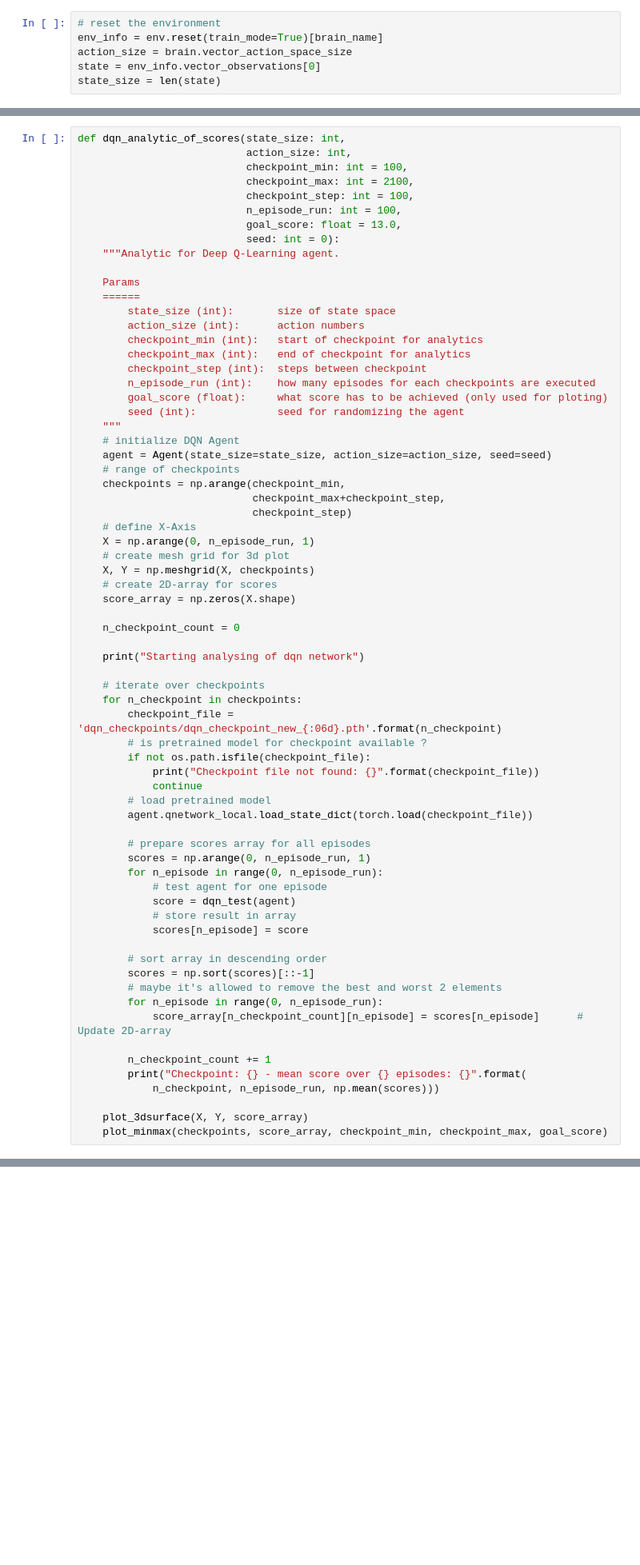
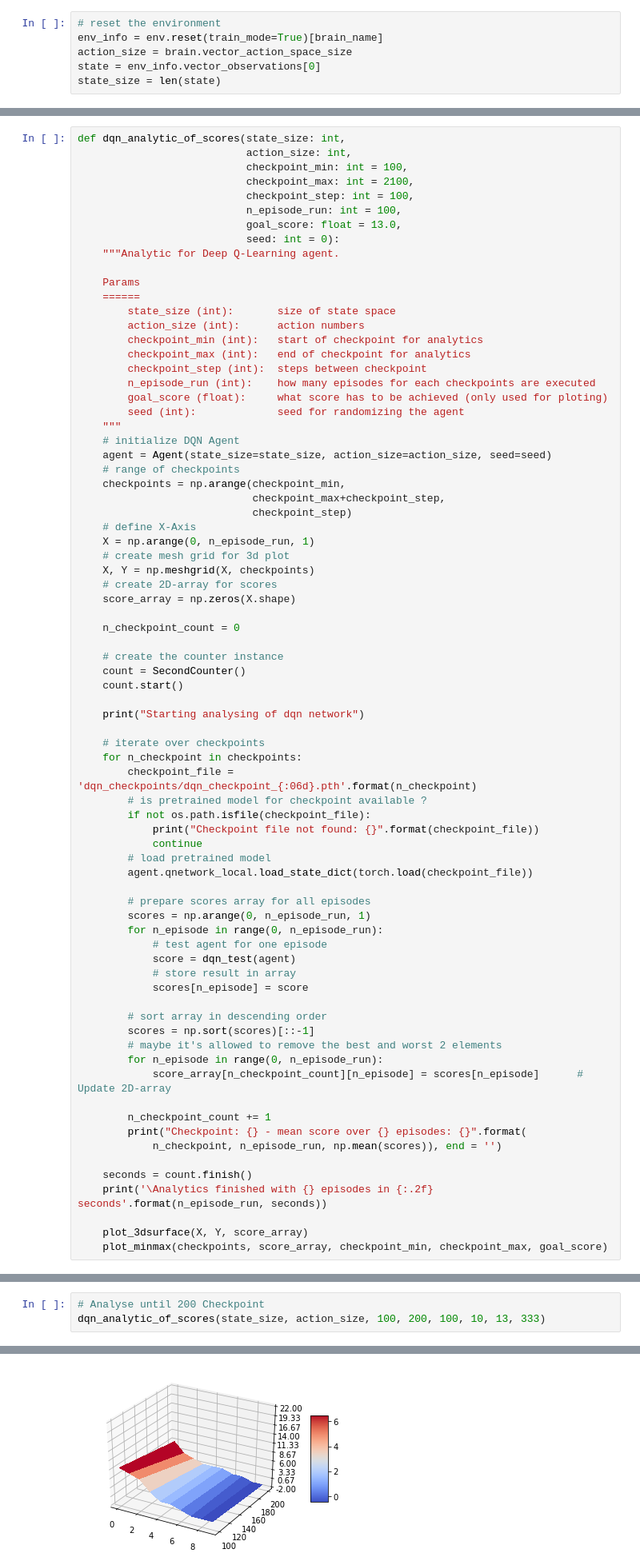
Before and after one commit to SusannaMaria/DRLND_P1_BananaCollector, a Jupyter notebook: DQN_Solution.ipynb, the cells around one changed output, grey strips where cells are left out. Shown at 80% size. Saved outputs shown, nothing was run; the diff lists cells and outputs as text; blank space fills up the shorter version.

```diff
--- a/DQN_Solution.ipynb
+++ b/DQN_Solution.ipynb
@@ -196,11 +201,15 @@ def dqn_analytic_of_scores(state_size: int,
 
     n_checkpoint_count = 0
 
+    # create the counter instance
+    count = SecondCounter()
+    count.start()
+
     print("Starting analysing of dqn network")
 
     # iterate over checkpoints
     for n_checkpoint in checkpoints:
-        checkpoint_file = 'dqn_checkpoints/dqn_checkpoint_new_{:06d}.pth'.format(n_checkpoint)
+        checkpoint_file = 'dqn_checkpoints/dqn_checkpoint_{:06d}.pth'.format(n_checkpoint)
         # is pretrained model for checkpoint available ?
         if not os.path.isfile(checkpoint_file):
             print("Checkpoint file not found: {}".format(checkpoint_file))
@@ -224,7 +233,10 @@ def dqn_analytic_of_scores(state_size: int,
 
         n_checkpoint_count += 1
         print("Checkpoint: {} - mean score over {} episodes: {}".format(
-            n_checkpoint, n_episode_run, np.mean(scores)))
+            n_checkpoint, n_episode_run, np.mean(scores)), end = '')
+
+    seconds = count.finish()
+    print('\Analytics finished with {} episodes in {:.2f} seconds'.format(n_episode_run, seconds))
 
     plot_3dsurface(X, Y, score_array)
     plot_minmax(checkpoints, score_array, checkpoint_min, checkpoint_max, goal_score)
@@ -287,0 +306,4 @@ def plot_minmax(checkpoints,
+# %%
+# Analyse until 200 Checkpoint
+dqn_analytic_of_scores(state_size, action_size, 100, 200, 100, 10, 13, 333)
+# %% [output]
@@ -287,0 +313 @@ def plot_minmax(checkpoints,
+[figure, added]
```
Also changed, not shown: parts of 6 cells of this notebook, 24 other files.
